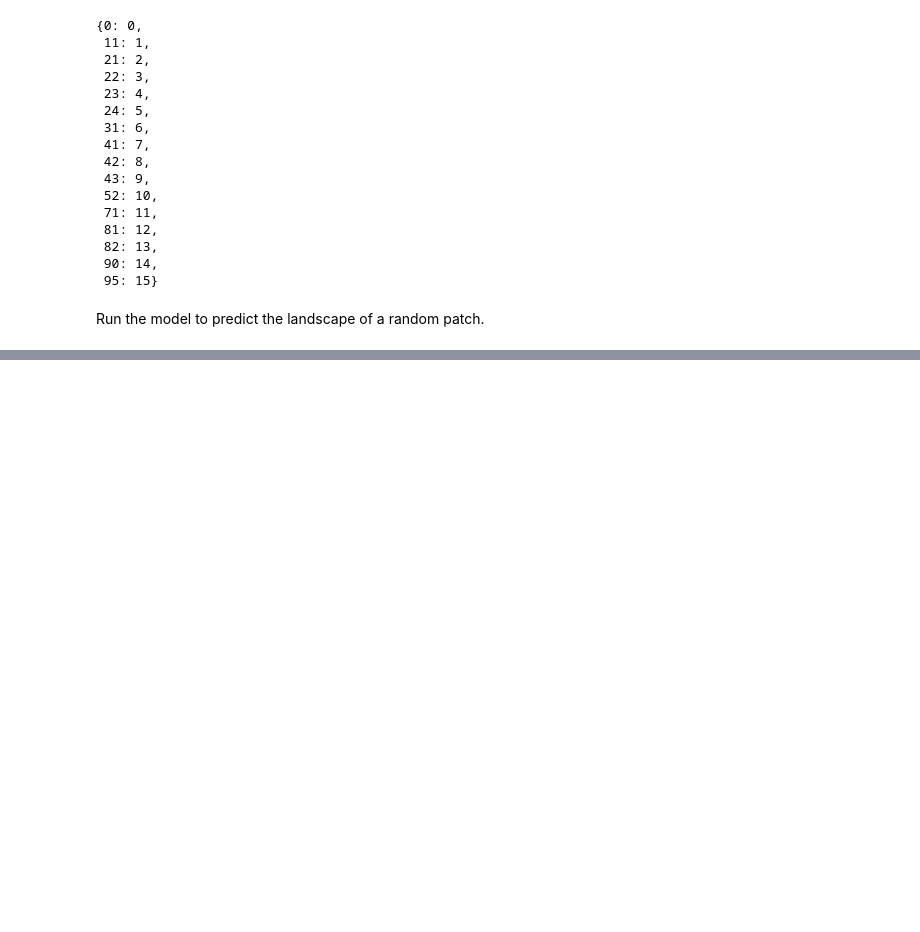
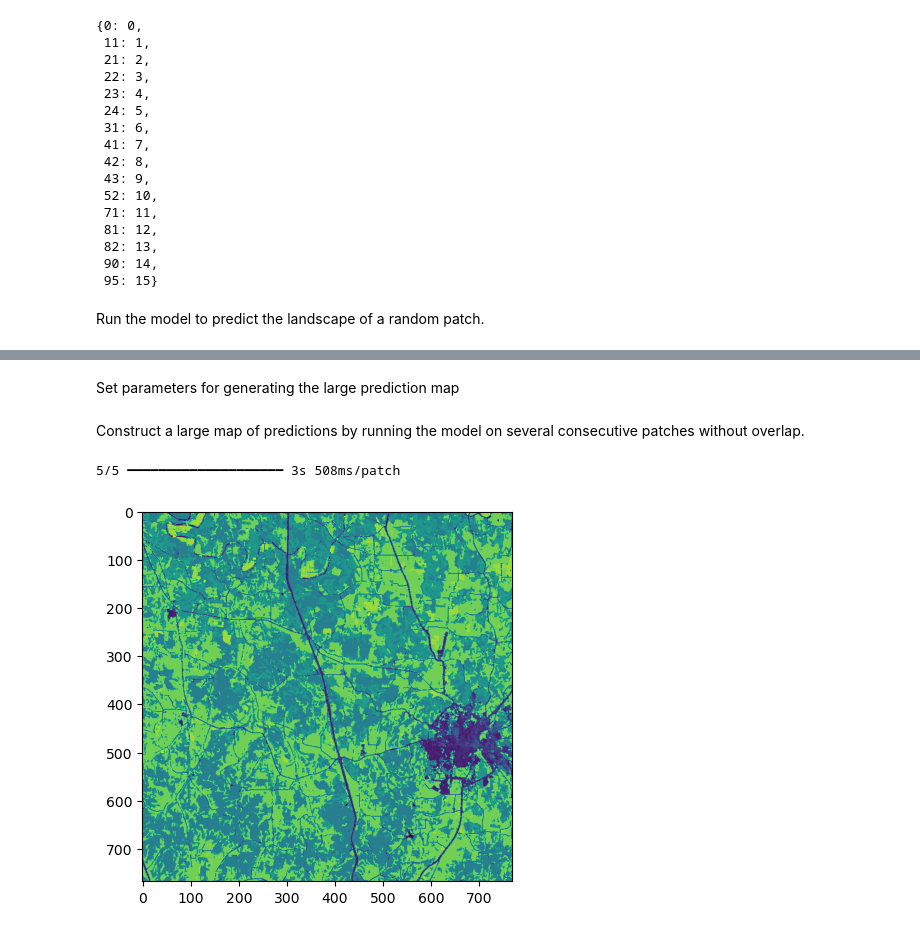
Before and after one commit to VandyDataScience/land-trust-3, a Jupyter notebook: ConvLSTMPatches.ipynb, the cells around one changed output, grey strips where cells are left out. Drawn from its saved outputs; the diff is of its cells as text; code cells hidden in the pictures; blank space fills up the shorter version.

Commit message:
Conv LSTM large predictions

```diff
--- a/ConvLSTMPatches.ipynb
+++ b/ConvLSTMPatches.ipynb
@@ -303,0 +242,49 @@ plt.show()
+# %% [markdown]
+Set parameters for generating the large prediction map
+# %%
+x = 10192 # random.randint(2000, 16000)
+y = 14735 # random.randint(3000, 32000)
+size = 12
+batch_size = 32
+# %%
+def patch_generator(step):
+    for i in range(0, PATCH_SIZE * size - (PATCH_SIZE - step), step):
+        for j in range(0, PATCH_SIZE * size - (PATCH_SIZE - step), step):
+            patch = images[-TIME_STEPS:, x + i:x + i + PATCH_SIZE, y + j:y + j + PATCH_SIZE]
+            patch = one_hot(patch)
+            yield i, j, patch
+
+def batch_patch_generator(gen):
+    coords = []
+    batch = []
+    n = 0
+    for i, j, patch in gen:
+        coords.append((i, j))
+        batch.append(patch)
+        n += 1
+        if n == batch_size:
+            yield np.array(coords), np.stack(batch)
+            coords = []
+            batch = []
+            n = 0
+    if n:
+        yield np.array(coords), np.stack(batch)
+# %% [markdown]
+Construct a large map of predictions by running the model on several consecutive patches without overlap.
+# %%
+image = np.zeros((PATCH_SIZE * size, PATCH_SIZE * size), dtype=np.uint8)
+progbar = keras.utils.Progbar(np.ceil(len(range(0, PATCH_SIZE * size, PATCH_SIZE)) ** 2 / batch_size), unit_name='patch')
+gen = batch_patch_generator(patch_generator(PATCH_SIZE))
+n = 0
+for coords, batch in gen:
+    result = model.predict(batch, verbose=0)
+    result = np.argmax(result, axis=-1)
+    for i in range(len(coords)):
+        image[coords[i, 0]:coords[i, 0] + PATCH_SIZE, coords[i, 1]:coords[i, 1] + PATCH_SIZE] = result[i]
+    n += 1
+    progbar.update(n)
+plt.imshow(image)
+plt.show()
+# %% [output]
+5/5 ━━━━━━━━━━━━━━━━━━━━ 3s 508ms/patch
+[figure, added]
```
Also changed, not shown: parts of 14 cells of this notebook, 1 other file.
